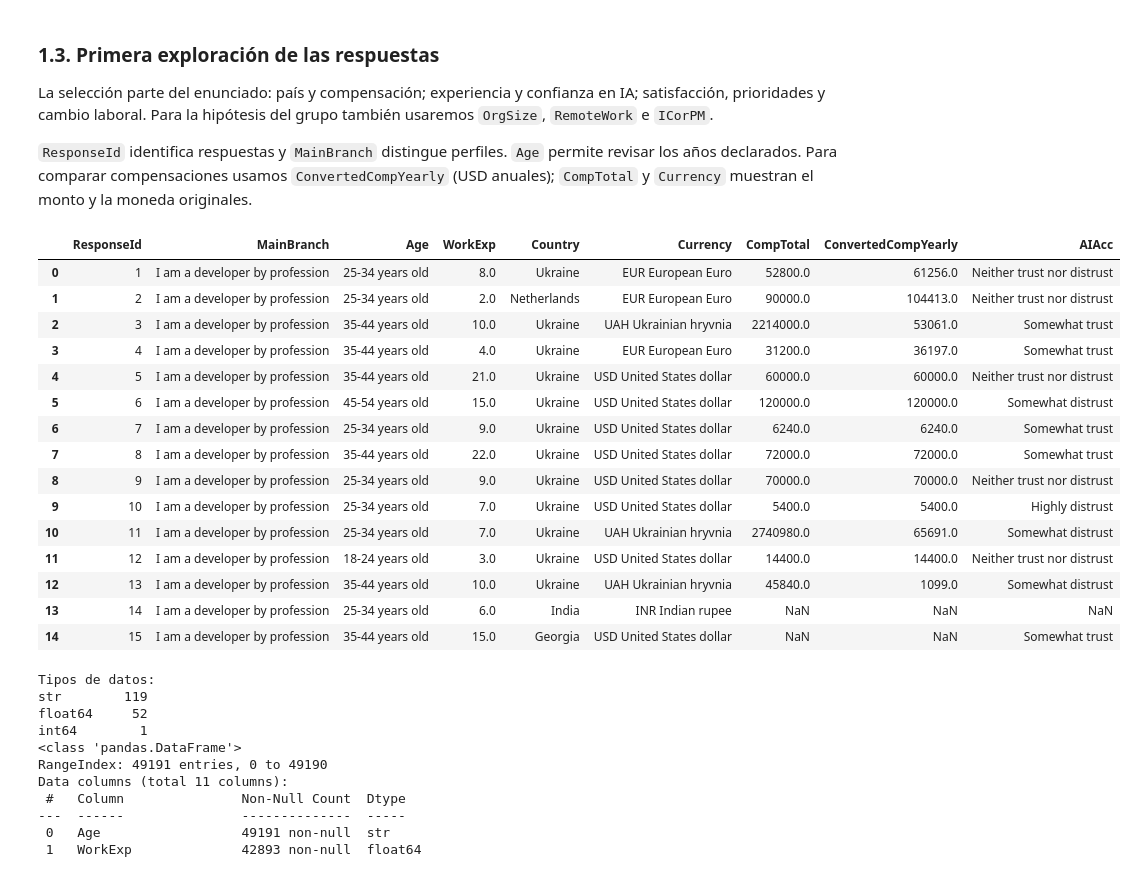
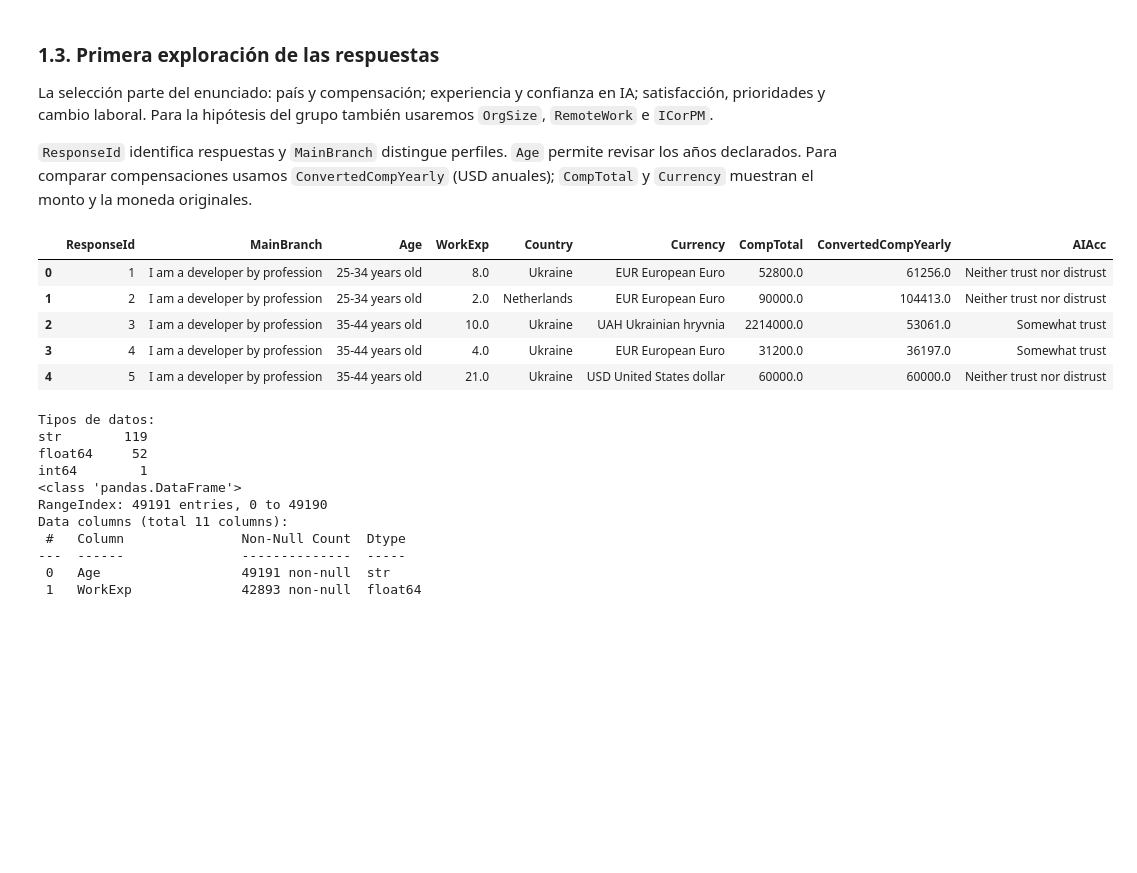
Before and after one commit to FausGiun/Fudamentos, a Jupyter notebook: tp_especial.ipynb, the cells around one changed output. Drawn from its saved outputs; the diff is of its cells as text; code cells hidden in the pictures; blank space fills up the shorter version.

```diff
--- a/tp_especial.ipynb
+++ b/tp_especial.ipynb
@@ -66,24 +66,14 @@ La selección parte del enunciado: país y compensación; experiencia y confianz
 
 `ResponseId` identifica respuestas y `MainBranch` distingue perfiles. `Age` permite revisar los años declarados. Para comparar compensaciones usamos `ConvertedCompYearly` (USD anuales); `CompTotal` y `Currency` muestran el monto y la moneda originales.
 # %%
-datos_originales[["ResponseId", "MainBranch", "Age", "WorkExp", "Country", "Currency", "CompTotal","ConvertedCompYearly", "AIAcc"]].head(15)
+datos_originales[["ResponseId", "MainBranch", "Age", "WorkExp", "Country", "Currency", "CompTotal","ConvertedCompYearly", "AIAcc"]].head(5)
 # %% [output]
 |  | ResponseId | MainBranch | Age | WorkExp | Country | Currency | CompTotal | ConvertedCompYearly | AIAcc |
 | 0 | 1 | I am a developer by profession | 25-34 years old | 8.0 | Ukraine | EUR European Euro | 52800.0 | 61256.0 | Neither trust nor distrust |
 | 1 | 2 | I am a developer by profession | 25-34 years old | 2.0 | Netherlands | EUR European Euro | 90000.0 | 104413.0 | Neither trust nor distrust |
 | 2 | 3 | I am a developer by profession | 35-44 years old | 10.0 | Ukraine | UAH Ukrainian hryvnia | 2214000.0 | 53061.0 | Somewhat trust |
 | 3 | 4 | I am a developer by profession | 35-44 years old | 4.0 | Ukraine | EUR European Euro | 31200.0 | 36197.0 | Somewhat trust |
 | 4 | 5 | I am a developer by profession | 35-44 years old | 21.0 | Ukraine | USD United States dollar | 60000.0 | 60000.0 | Neither trust nor distrust |
-| 5 | 6 | I am a developer by profession | 45-54 years old | 15.0 | Ukraine | USD United States dollar | 120000.0 | 120000.0 | Somewhat distrust |
-| 6 | 7 | I am a developer by profession | 25-34 years old | 9.0 | Ukraine | USD United States dollar | 6240.0 | 6240.0 | Somewhat trust |
-| 7 | 8 | I am a developer by profession | 35-44 years old | 22.0 | Ukraine | USD United States dollar | 72000.0 | 72000.0 | Somewhat trust |
-| 8 | 9 | I am a developer by profession | 25-34 years old | 9.0 | Ukraine | USD United States dollar | 70000.0 | 70000.0 | Neither trust nor distrust |
-| 9 | 10 | I am a developer by profession | 25-34 years old | 7.0 | Ukraine | USD United States dollar | 5400.0 | 5400.0 | Highly distrust |
-| 10 | 11 | I am a developer by profession | 25-34 years old | 7.0 | Ukraine | UAH Ukrainian hryvnia | 2740980.0 | 65691.0 | Somewhat distrust |
-| 11 | 12 | I am a developer by profession | 18-24 years old | 3.0 | Ukraine | USD United States dollar | 14400.0 | 14400.0 | Neither trust nor distrust |
-| 12 | 13 | I am a developer by profession | 35-44 years old | 10.0 | Ukraine | UAH Ukrainian hryvnia | 45840.0 | 1099.0 | Somewhat distrust |
-| 13 | 14 | I am a developer by profession | 25-34 years old | 6.0 | India | INR Indian rupee | NaN | NaN | NaN |
-| 14 | 15 | I am a developer by profession | 35-44 years old | 15.0 | Georgia | USD United States dollar | NaN | NaN | Somewhat trust |
 # %%
 print("Tipos de datos:")
 print(datos_originales.dtypes.value_counts().to_string())
```
Also changed, not shown: parts of 1 cell of this notebook.
